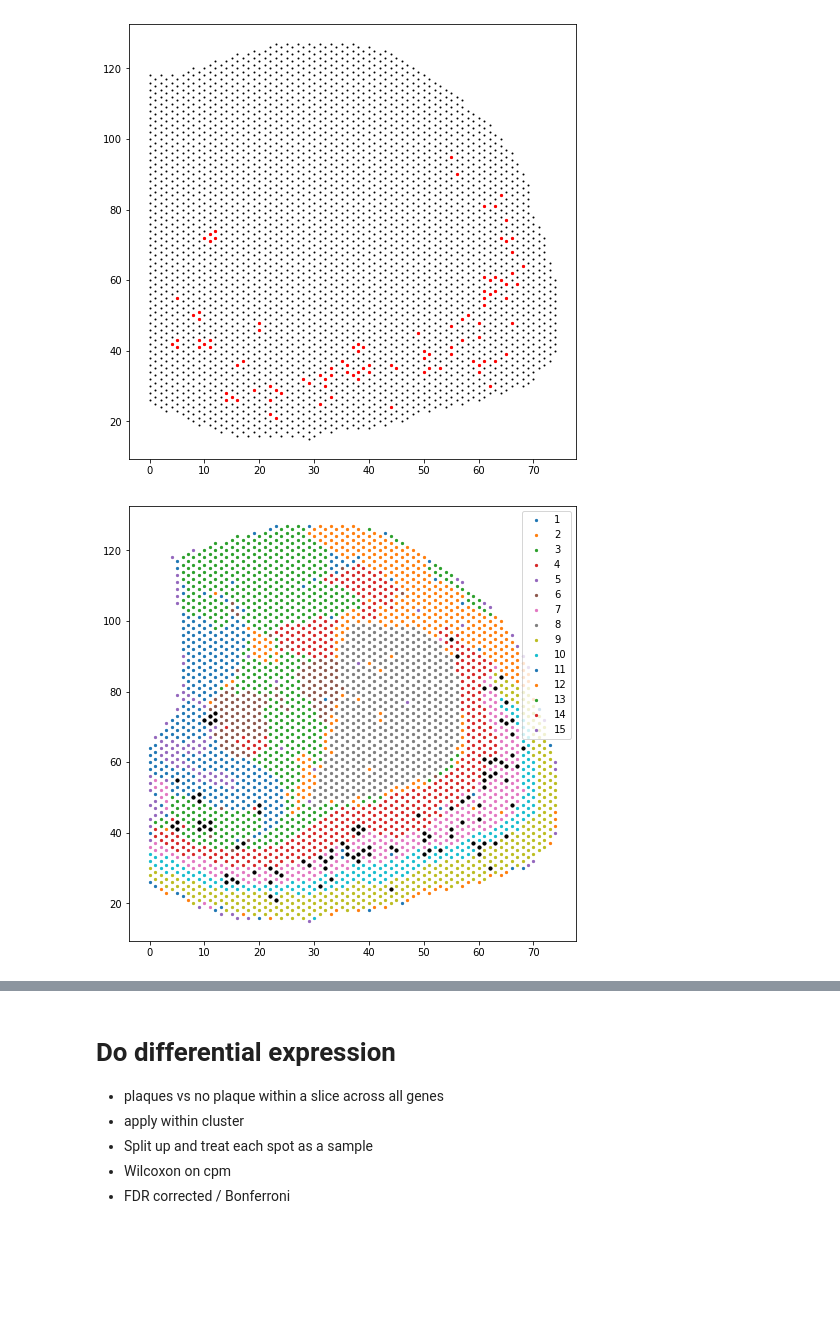
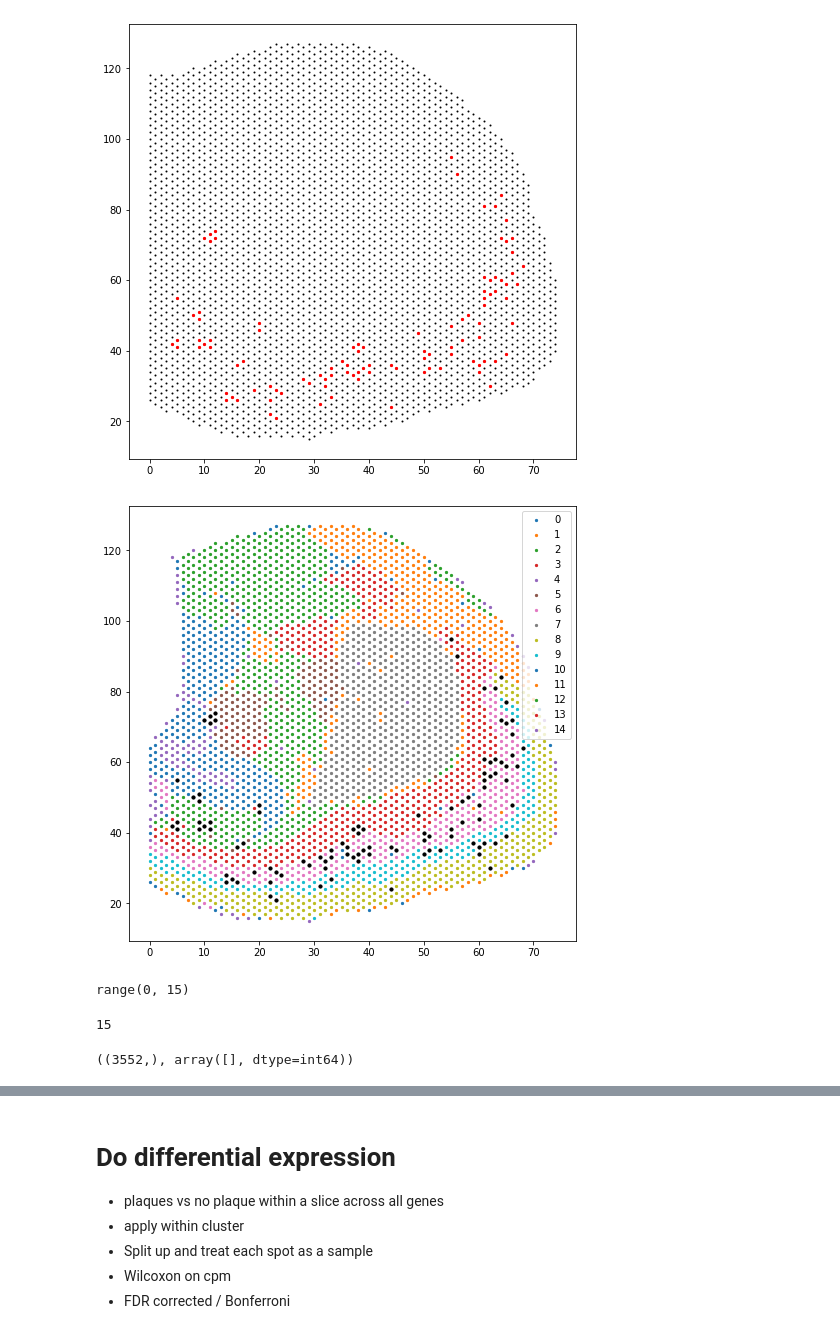
Before and after one commit to dmnburrows/spatial_transcriptomics, a Jupyter notebook: plaque_DE.ipynb, the cells around one changed output, grey strips where cells are left out. Drawn from its saved outputs; the diff is of its cells as text; code cells hidden in the pictures; blank space fills up the shorter version.

```diff
--- a/plaque_DE.ipynb
+++ b/plaque_DE.ipynb
@@ -63,9 +84,10 @@ for x in range(len(np.unique(clust_df['cluster']))):
     row_ind[x] = [np.where(np.array(clust_l[x].iloc[i] == coord_df['barcode'][coord_df['in_tissue']==1] ) ==True)[0][0] for i in range(len(clust_l[x]))]
 # %%
 fig = plt.figure(figsize=(8,8))
-for x in range(len(np.unique(clust_df['cluster']))): plt.scatter(rows[row_ind[x]], cols[row_ind[x]], s=5, label = str(x+1))
+for x in range(len(np.unique(clust_df['cluster']))): plt.scatter(rows[row_ind[x]], cols[row_ind[x]], s=5, label = str(x))
 plt.scatter(rows[plq_bool], cols[plq_bool], s=10, c='k')
 plt.legend()
+#plt.savefig('fig_dump/plaque-clusters-01.svg', transparent=True)
 plt.show()
 # %% [output]
-[figure, old version]
+[figure, new version]
@@ -88,0 +94,12 @@ gene_pm = gene_p.X.toarray()
+# %%
+range(len(np.unique(clust_df['cluster'])))
+# %% [output]
+range(0, 15)
+# %%
+len(row_ind)
+# %% [output]
+15
+# %%
+plq_bool.shape ,np.intersect1d(np.where(plq_bool == True)[0], row_ind[x])
+# %% [output]
+((3552,), array([], dtype=int64))
```
Also changed, not shown: parts of 33 cells of this notebook.
